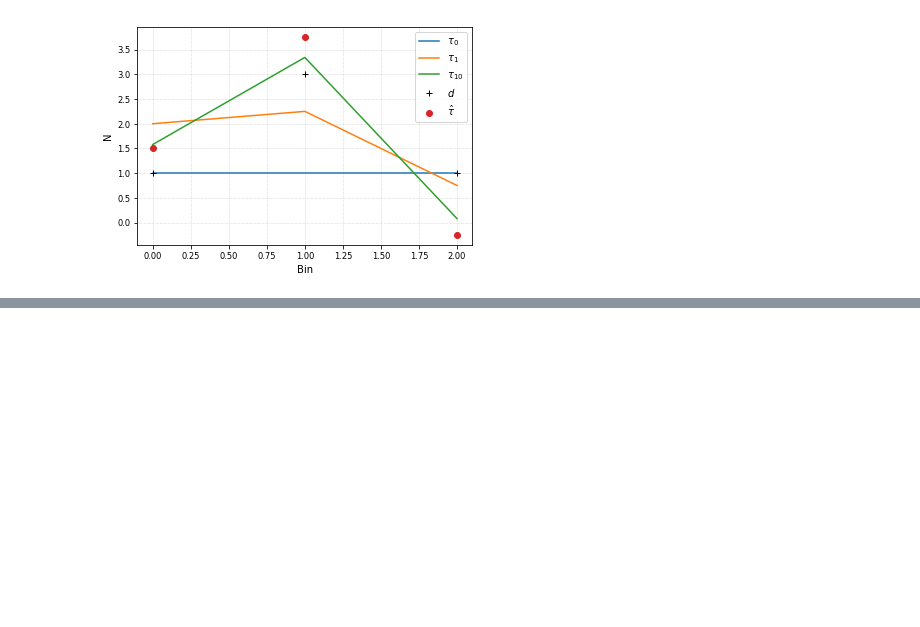
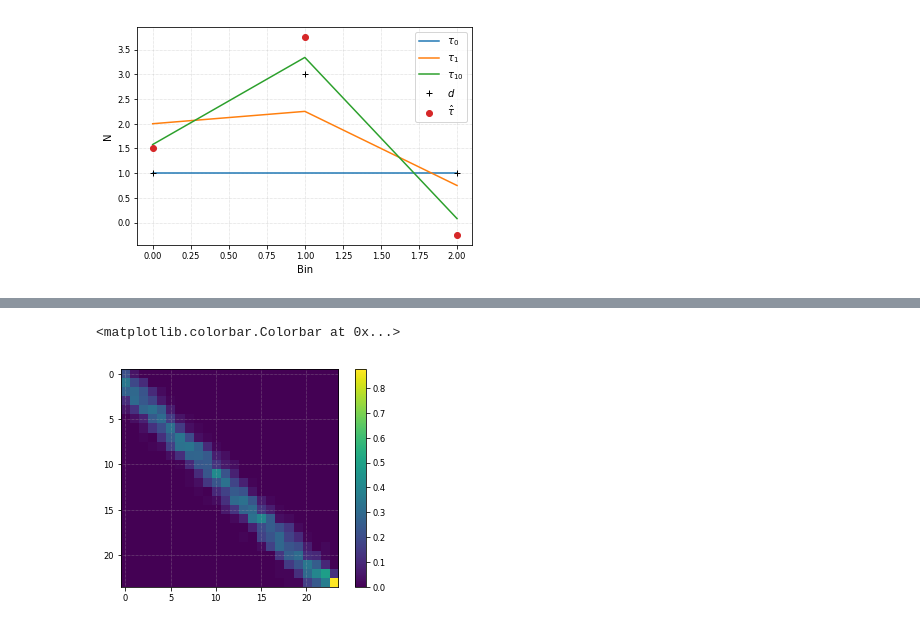
Before and after one commit to tianluyuan/ffunf, a Jupyter notebook: ffunf.ipynb, the cells around one changed output, grey strips where cells are left out. Drawn from its saved outputs; the diff is of its cells as text; code cells hidden in the pictures; blank space fills up the shorter version.

```diff
--- a/ffunf.ipynb
+++ b/ffunf.ipynb
@@ -94,2 +95,36 @@ plot(d, np.dot(Ainv,d), 'ivunf_err.png')
-# %%
-def generate_mc():
+# %%
+def make_events(true_energy, energy):
+    return np.array(zip(true_energy, energy),
+                    dtype=[('et', 'f4'),('er', 'f4')])
+
+def generate_data(n, mu, s, offset, smear):
+    te = normal(mu, s, n)
+    e = te+normal(offset, smear, n)
+
+    return make_events(te, e)
+
+def generate_mc(n, low, high, offset, smear):
+    te = uniform(low, high, n)
+    e = te+normal(offset, smear, n)
+
+    return make_events(te, e)
+# %%
+mc = generate_mc(2000, 50, 150, 5, 5)
+data = generate_data(500, 100, 10, 5, 5)
+
+bins = np.linspace(50, 150, 25)
+centers = (bins[:-1]+bins[1:])/2.
+
+hdata, _ = np.histogram(data['er'], bins=bins)
+htrue, _ = np.histogram(data['et'], bins=bins)
+
+hmc_reco, _ = np.histogram(mc['er'], bins=bins)
+hmc_true, _ = np.histogram(mc['et'], bins=bins)
+
+Amc, redges, tedges = np.histogram2d(mc['er'], mc['et'], bins=bins)
+Amc /= np.sum(Amc, axis=0)
+plt.imshow(Amc)
+plt.colorbar()
+# %% [output]
+<matplotlib.colorbar.Colorbar at 0x...>
+[figure, added]
```
Also changed, not shown: parts of 6 cells of this notebook.
